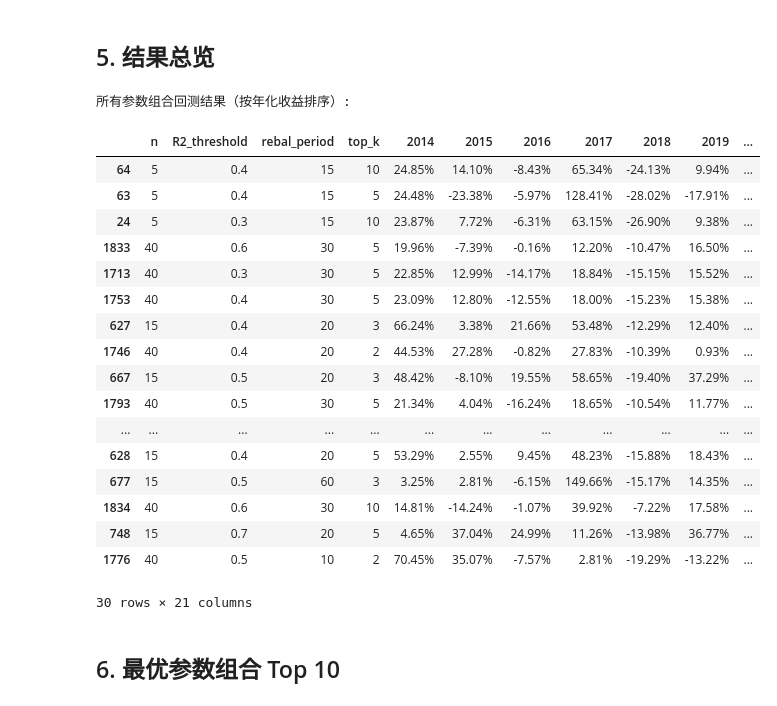
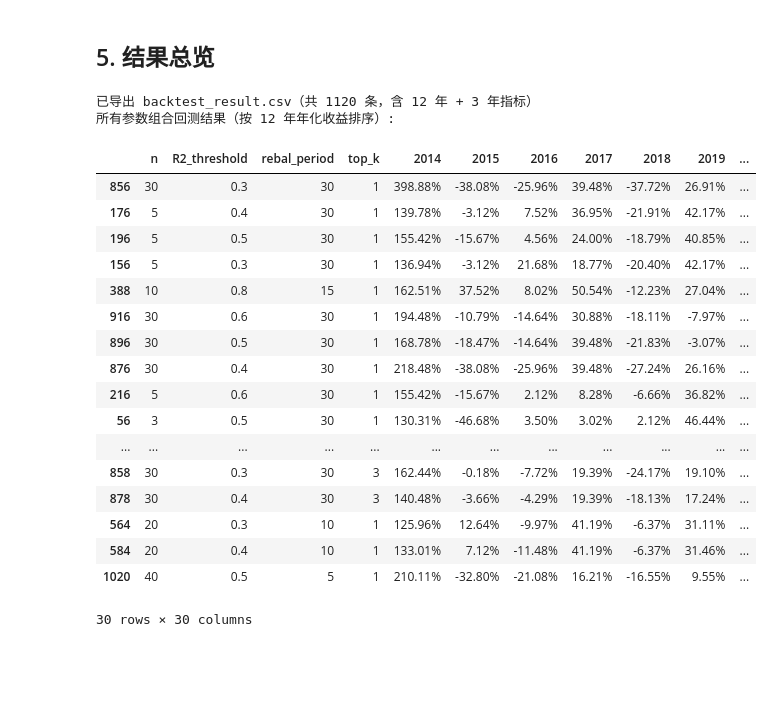
Before and after one commit to thinhunan/etf_momentum, a Jupyter notebook: momentum_backtest.ipynb, the cells around one changed output. Drawn from its saved outputs; the diff is of its cells as text; code cells hidden in the pictures; blank space fills up the shorter version.

```diff
--- a/momentum_backtest.ipynb
+++ b/momentum_backtest.ipynb
@@ -294,10 +294,10 @@ def backtest_momentum(
 # %% [markdown]
 ## 3. 定义参数网格
 # %%
-N_LIST = [5, 10, 15, 20, 25, 30, 40, 50]      # 动量回看天数
+N_LIST = [3, 5, 10, 15, 20, 25, 30, 40]      # 动量回看天数
 R2_LIST = [0.3, 0.4, 0.5, 0.6, 0.7, 0.8, 0.9]          # R² 阈值
-REBAL_LIST = [5, 10, 15, 20, 30, 60]                  # 调仓周期（交易日）
-TOP_K_LIST = [1, 2, 3, 5, 10]                        # 每次持有 ETF 数量（网格）
+REBAL_LIST = [5, 10, 15, 20, 30]                  # 调仓周期（交易日）
+TOP_K_LIST = [1, 2, 3, 5]                        # 每次持有 ETF 数量（网格）
 
 param_grid = list(product(N_LIST, R2_LIST, REBAL_LIST, TOP_K_LIST))
 print(f'参数组合数: {len(param_grid)}')
@@ -415,38 +498,40 @@ print(f'\n回测完成，共 {len(results)} 组参数，耗时 {elapsed:.1f}s')
 # %%
 result_df = pd.DataFrame(results)
 result_df.to_csv('backtest_result.csv', index=False, encoding='utf-8-sig')
+print(f'已导出 backtest_result.csv（共 {len(result_df)} 条，含 12 年 + 3 年指标）')
 
 year_cols = [c for c in result_df.columns if isinstance(c, (int, np.integer))]
-fmt_cols = year_cols + ['avg_full_year', 'annualized', 'total_ret', 'max_drawdown']
+fmt_cols = year_cols + ['avg_full_year_12y', 'annualized_12y', 'total_ret_12y', 'sharpe_12y', 'max_drawdown_12y',
+                        'annualized_3y', 'total_ret_3y', 'sharpe_3y', 'max_drawdown_3y']
+fmt_cols = [c for c in fmt_cols if c in result_df.columns]
 
 display_df = result_df.copy()
 for c in fmt_cols:
     if c in display_df.columns:
-        display_df[c] = display_df[c].map(lambda x: f'{x:.2%}' if pd.notna(x) else '-')
+        display_df[c] = display_df[c].map(lambda x: f'{x:.2%}' if pd.notna(x) and 'sharpe' not in str(c) else (f'{x:.2f}' if pd.notna(x) and 'sharpe' in str(c) else '-'))
 
-display_df = display_df.sort_values('annualized', ascending=False, key=lambda s: result_df['annualized'])
+display_df = display_df.sort_values('annualized_12y', ascending=False, key=lambda s: result_df['annualized_12y'])
 
-print('所有参数组合回测结果（按年化收益排序）:')
+print('所有参数组合回测结果（按 12 年年化收益排序）:')
 display(display_df.head(30))
 # %% [output]
-所有参数组合回测结果（按年化收益排序）:
+已导出 backtest_result.csv（共 1120 条，含 12 年 + 3 年指标）
+所有参数组合回测结果（按 12 年年化收益排序）:
 |  | n | R2_threshold | rebal_period | top_k | 2014 | 2015 | 2016 | 2017 | 2018 | 2019 | ... |
-| 64 | 5 | 0.4 | 15 | 10 | 24.85% | 14.10% | -8.43% | 65.34% | -24.13% | 9.94% | ... |
-| 63 | 5 | 0.4 | 15 | 5 | 24.48% | -23.38% | -5.97% | 128.41% | -28.02% | -17.91% | ... |
-| 24 | 5 | 0.3 | 15 | 10 | 23.87% | 7.72% | -6.31% | 63.15% | -26.90% | 9.38% | ... |
-| 1833 | 40 | 0.6 | 30 | 5 | 19.96% | -7.39% | -0.16% | 12.20% | -10.47% | 16.50% | ... |
-| 1713 | 40 | 0.3 | 30 | 5 | 22.85% | 12.99% | -14.17% | 18.84% | -15.15% | 15.52% | ... |
-| 1753 | 40 | 0.4 | 30 | 5 | 23.09% | 12.80% | -12.55% | 18.00% | -15.23% | 15.38% | ... |
-| 627 | 15 | 0.4 | 20 | 3 | 66.24% | 3.38% | 21.66% | 53.48% | -12.29% | 12.40% | ... |
-| 1746 | 40 | 0.4 | 20 | 2 | 44.53% | 27.28% | -0.82% | 27.83% | -10.39% | 0.93% | ... |
-| 667 | 15 | 0.5 | 20 | 3 | 48.42% | -8.10% | 19.55% | 58.65% | -19.40% | 37.29% | ... |
-| 1793 | 40 | 0.5 | 30 | 5 | 21.34% | 4.04% | -16.24% | 18.65% | -10.54% | 11.77% | ... |
+| 856 | 30 | 0.3 | 30 | 1 | 398.88% | -38.08% | -25.96% | 39.48% | -37.72% | 26.91% | ... |
+| 176 | 5 | 0.4 | 30 | 1 | 139.78% | -3.12% | 7.52% | 36.95% | -21.91% | 42.17% | ... |
+| 196 | 5 | 0.5 | 30 | 1 | 155.42% | -15.67% | 4.56% | 24.00% | -18.79% | 40.85% | ... |
+| 156 | 5 | 0.3 | 30 | 1 | 136.94% | -3.12% | 21.68% | 18.77% | -20.40% | 42.17% | ... |
+| 388 | 10 | 0.8 | 15 | 1 | 162.51% | 37.52% | 8.02% | 50.54% | -12.23% | 27.04% | ... |
+| 916 | 30 | 0.6 | 30 | 1 | 194.48% | -10.79% | -14.64% | 30.88% | -18.11% | -7.97% | ... |
+| 896 | 30 | 0.5 | 30 | 1 | 168.78% | -18.47% | -14.64% | 39.48% | -21.83% | -3.07% | ... |
+| 876 | 30 | 0.4 | 30 | 1 | 218.48% | -38.08% | -25.96% | 39.48% | -27.24% | 26.16% | ... |
+| 216 | 5 | 0.6 | 30 | 1 | 155.42% | -15.67% | 2.12% | 8.28% | -6.66% | 36.82% | ... |
+| 56 | 3 | 0.5 | 30 | 1 | 130.31% | -46.68% | 3.50% | 3.02% | 2.12% | 46.44% | ... |
 | ... | ... | ... | ... | ... | ... | ... | ... | ... | ... | ... | ... |
-| 628 | 15 | 0.4 | 20 | 5 | 53.29% | 2.55% | 9.45% | 48.23% | -15.88% | 18.43% | ... |
-| 677 | 15 | 0.5 | 60 | 3 | 3.25% | 2.81% | -6.15% | 149.66% | -15.17% | 14.35% | ... |
-| 1834 | 40 | 0.6 | 30 | 10 | 14.81% | -14.24% | -1.07% | 39.92% | -7.22% | 17.58% | ... |
-| 748 | 15 | 0.7 | 20 | 5 | 4.65% | 37.04% | 24.99% | 11.26% | -13.98% | 36.77% | ... |
-| 1776 | 40 | 0.5 | 10 | 2 | 70.45% | 35.07% | -7.57% | 2.81% | -19.29% | -13.22% | ... |
+| 858 | 30 | 0.3 | 30 | 3 | 162.44% | -0.18% | -7.72% | 19.39% | -24.17% | 19.10% | ... |
+| 878 | 30 | 0.4 | 30 | 3 | 140.48% | -3.66% | -4.29% | 19.39% | -18.13% | 17.24% | ... |
+| 564 | 20 | 0.3 | 10 | 1 | 125.96% | 12.64% | -9.97% | 41.19% | -6.37% | 31.11% | ... |
+| 584 | 20 | 0.4 | 10 | 1 | 133.01% | 7.12% | -11.48% | 41.19% | -6.37% | 31.46% | ... |
+| 1020 | 40 | 0.5 | 5 | 1 | 210.11% | -32.80% | -21.08% | 16.21% | -16.55% | 9.55% | ... |
-30 rows × 21 columns
+30 rows × 30 columns
-# %% [markdown]
-## 6. 最优参数组合 Top 10
```
Also changed, not shown: parts of 24 cells of this notebook, 5 other files.
